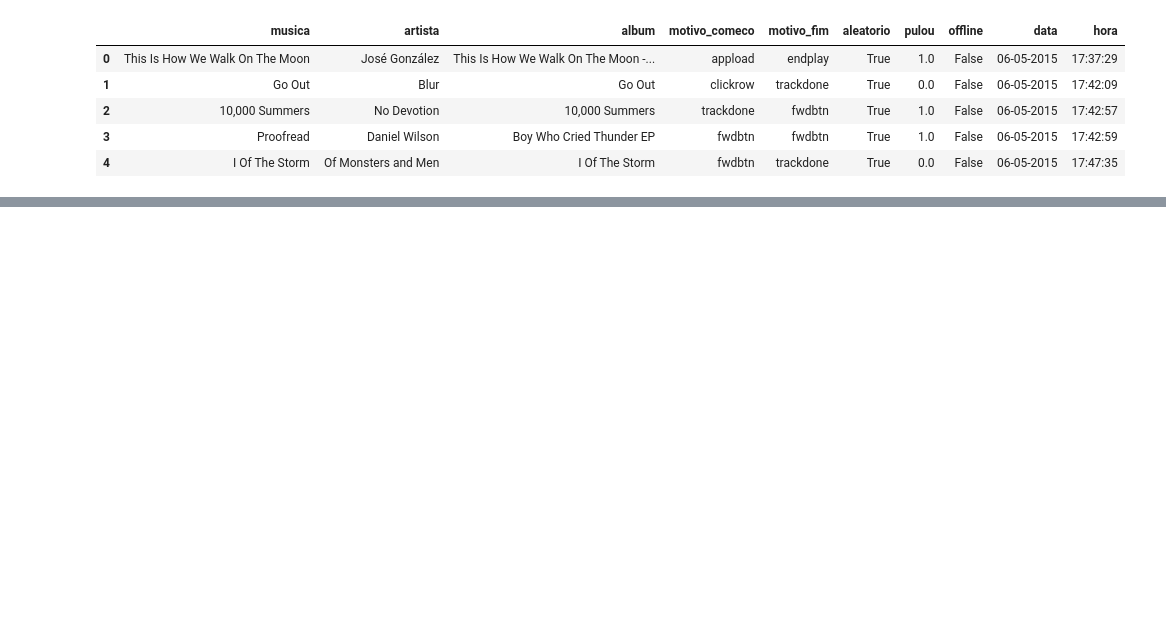
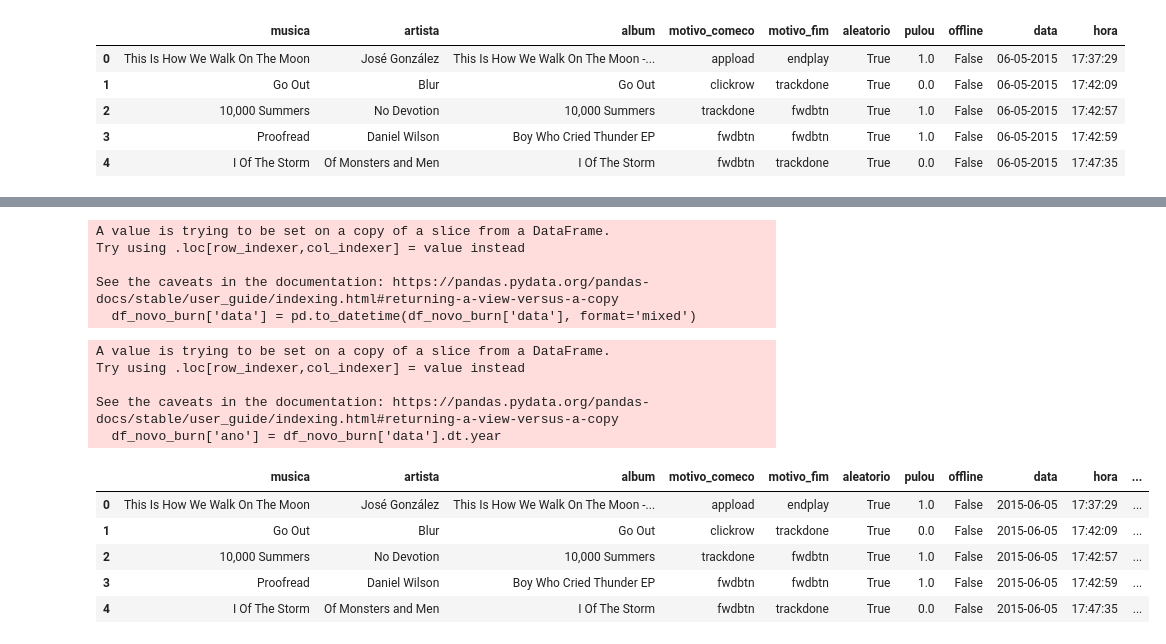
Before and after one commit to viniciuslino1/python_learning, a Jupyter notebook: pandas_análise_dados.ipynb, the cells around one changed output, grey strips where cells are left out. Drawn from its saved outputs; the diff is of its cells as text; code cells hidden in the pictures; blank space fills up the shorter version.

```diff
--- a/pandas_análise_dados.ipynb
+++ b/pandas_análise_dados.ipynb
@@ -976,0 +1020,25 @@ df_novo.head()
+# %%
+df_novo_burn['data'] = pd.to_datetime(df_novo_burn['data'], format='mixed')
+# %% [output]
+A value is trying to be set on a copy of a slice from a DataFrame.
+Try using .loc[row_indexer,col_indexer] = value instead
+
+See the caveats in the documentation: https://pandas.pydata.org/pandas-docs/stable/user_guide/indexing.html#returning-a-view-versus-a-copy
+  df_novo_burn['data'] = pd.to_datetime(df_novo_burn['data'], format='mixed')
+# %%
+df_novo_burn['ano'] = df_novo_burn['data'].dt.year
+# %% [output]
+A value is trying to be set on a copy of a slice from a DataFrame.
+Try using .loc[row_indexer,col_indexer] = value instead
+
+See the caveats in the documentation: https://pandas.pydata.org/pandas-docs/stable/user_guide/indexing.html#returning-a-view-versus-a-copy
+  df_novo_burn['ano'] = df_novo_burn['data'].dt.year
+# %%
+df_novo_burn.head()
+# %% [output]
+|  | musica | artista | album | motivo_comeco | motivo_fim | aleatorio | pulou | offline | data | hora | ... |
+| 0 | This Is How We Walk On The Moon | José González | This Is How We Walk On The Moon -... | appload | endplay | True | 1.0 | False | 2015-06-05 | 17:37:29 | ... |
+| 1 | Go Out | Blur | Go Out | clickrow | trackdone | True | 0.0 | False | 2015-06-05 | 17:42:09 | ... |
+| 2 | 10,000 Summers | No Devotion | 10,000 Summers | trackdone | fwdbtn | True | 1.0 | False | 2015-06-05 | 17:42:57 | ... |
+| 3 | Proofread | Daniel Wilson | Boy Who Cried Thunder EP | fwdbtn | fwdbtn | True | 1.0 | False | 2015-06-05 | 17:42:59 | ... |
+| 4 | I Of The Storm | Of Monsters and Men | I Of The Storm | fwdbtn | trackdone | True | 0.0 | False | 2015-06-05 | 17:47:35 | ... |
```
Also changed, not shown: parts of 8 cells of this notebook.
